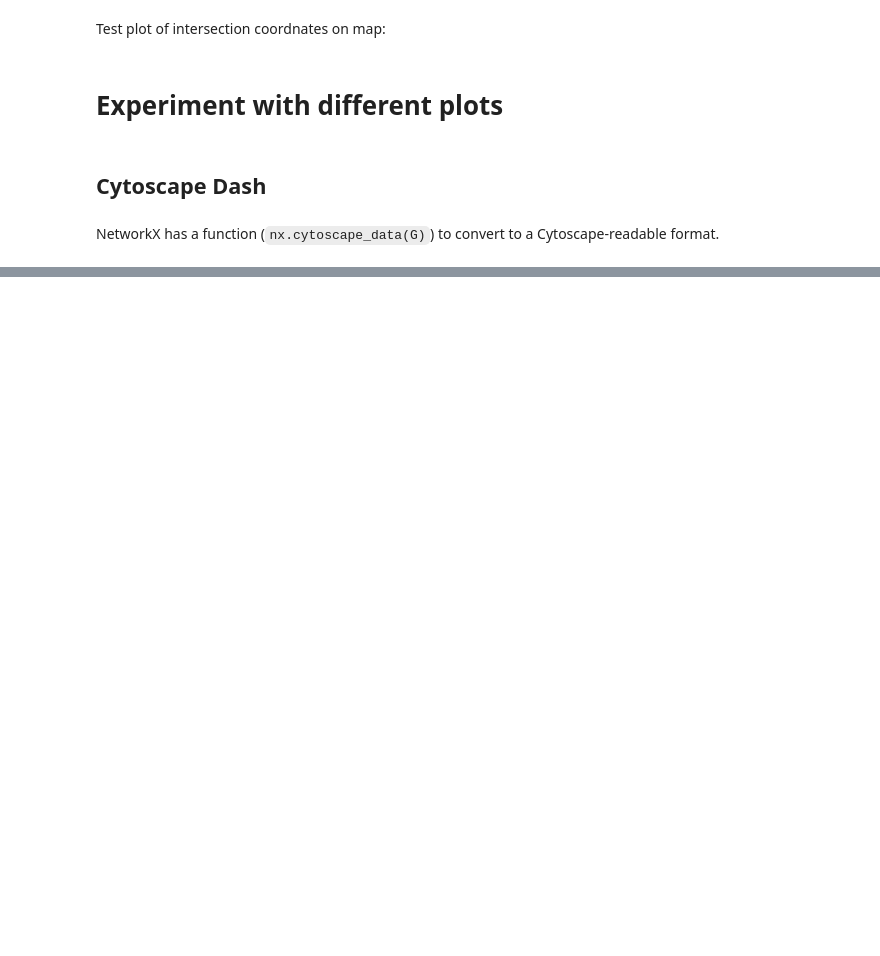
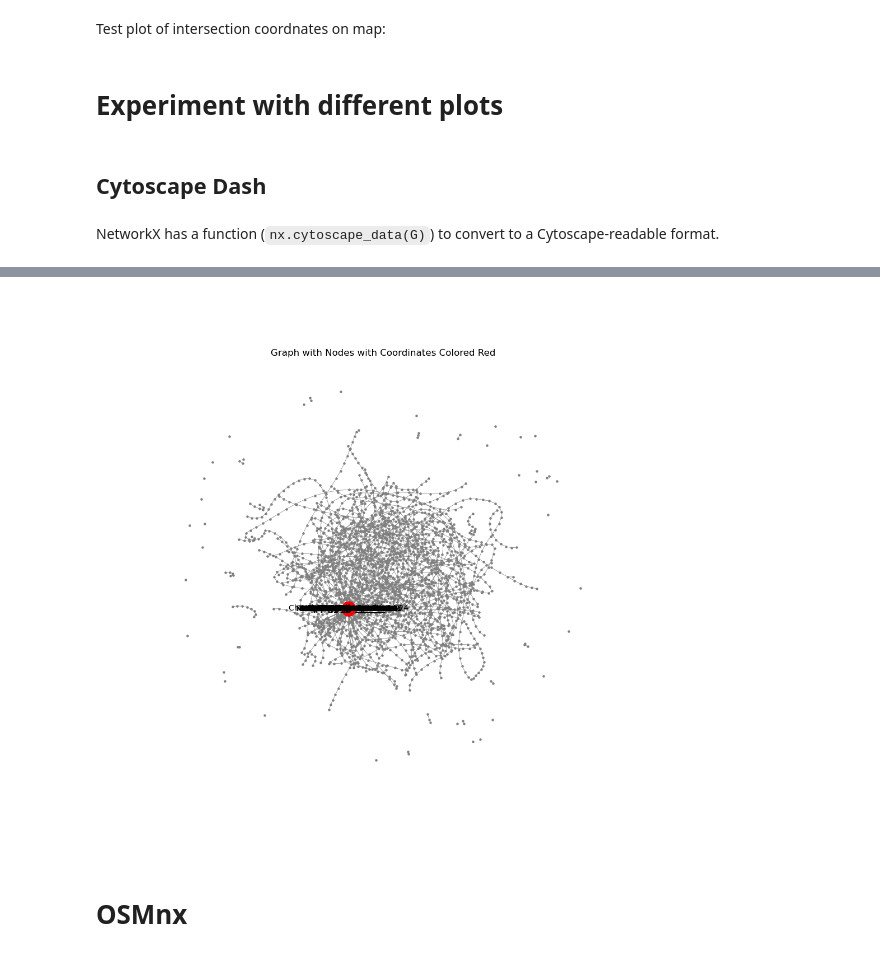
Before and after one commit to sian0x0/Map-Extinct-Addresses, a Jupyter notebook: ballymacarrett-extract.ipynb, the cells around one changed output, grey strips where cells are left out. Drawn from its saved outputs; the diff is of its cells as text; code cells hidden in the pictures; blank space fills up the shorter version.

```diff
--- a/ballymacarrett-extract.ipynb
+++ b/ballymacarrett-extract.ipynb
@@ -1200,0 +1418,32 @@ if __name__ == '__main__':
+# %%
+pos = {node: coord for node, coord in nodes_with_coordinates}
+
+# compute center and scale parameters for spring_layout
+min_lat, min_lon = 54.57824002300004, -5.87340877594884
+max_lat, max_lon = 54.618713694871445, -5.921828013100068
+
+center = ((max_lat + min_lat) / 2, (max_lon + min_lon) / 2)
+scale = max(max_lat - min_lat, max_lon - min_lon)
+
+# compute spring layout with fixed positions, center, and scale
+spring_pos = nx.spring_layout(G, pos=pos, fixed=pos, center=center, scale=scale)
+
+# plot
+plt.figure(figsize=(10, 10))
+
+# draw nodes without coordinates
+# draw nodes without coordinates
+nx.draw_networkx_nodes(G, spring_pos, nodelist=[node for node in G.nodes if node not in pos], node_color='gray', node_size=5)
+nx.draw_networkx_edges(G, spring_pos, edge_color='gray', width=0.5)
+
+# draw nodes with coordinates (in red and with labels)
+nx.draw_networkx_nodes(G, spring_pos, nodelist=[node for node in pos], node_color='red', node_size=300)
+nx.draw_networkx_labels(G, spring_pos, labels={node: node for node in pos}, font_size=10, font_color='black')
+
+plt.title('Graph with Nodes with Coordinates Colored Red')
+plt.axis('off')
+plt.show()
+# %% [output]
+[figure, added]
+# %% [markdown]
+# OSMnx
```
Also changed, not shown: parts of 34 cells of this notebook.
